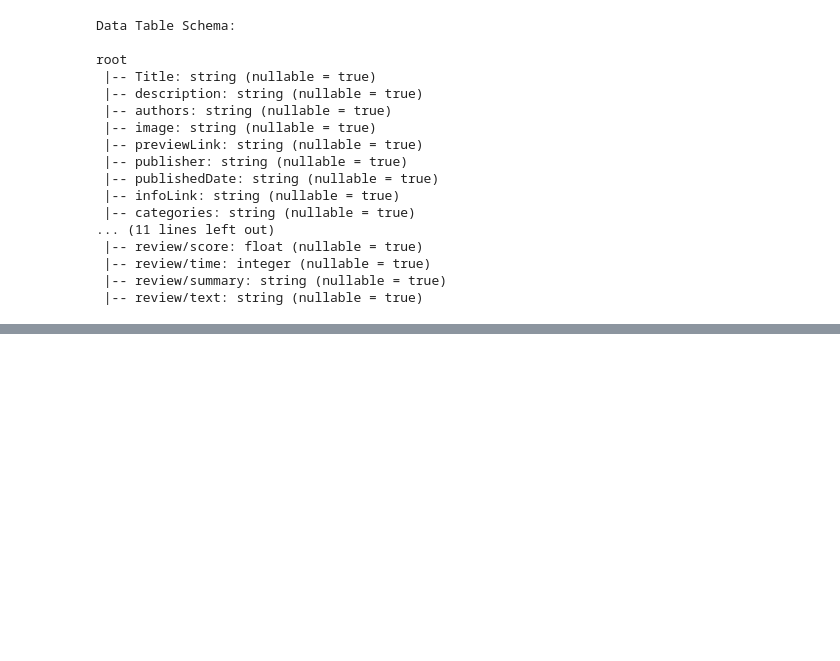
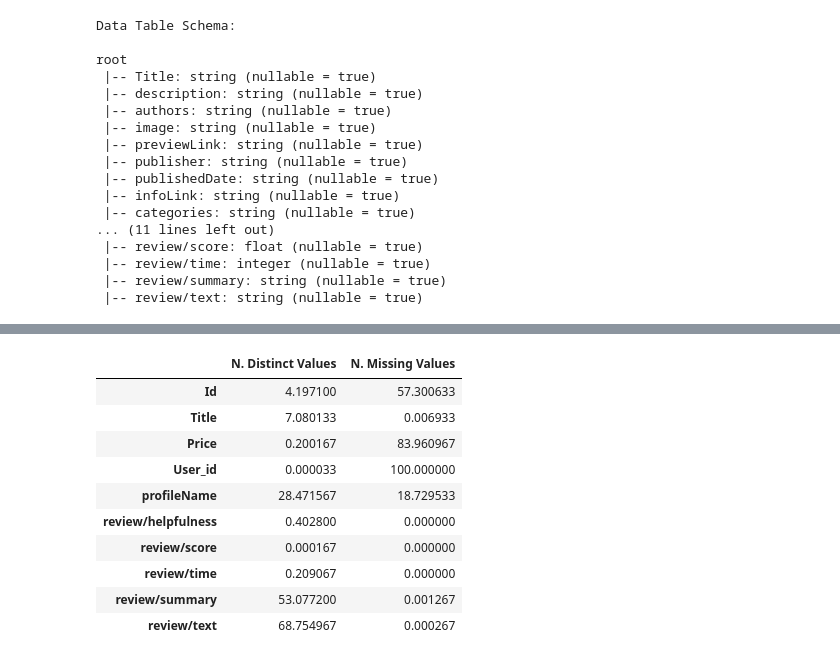
Before and after one commit to AndreaAlberti07/Amazon-books-reviews-ML, a Jupyter notebook: notebooks/spark/Spark_prior_analysis.ipynb, the cells around one changed output, grey strips where cells are left out. Saved outputs shown, nothing was run; the diff lists cells and outputs as text; code cells hidden in the pictures; blank space fills up the shorter version.

```diff
--- a/notebooks/spark/Spark_prior_analysis.ipynb
+++ b/notebooks/spark/Spark_prior_analysis.ipynb
@@ -191,2 +215,16 @@ df_ratings_pandas['N. Missing Values'] = (df_ratings_pandas_tmp.loc[0, :]/df_rat
+# %%
+df_ratings_pandas
+# %% [output]
+|  | N. Distinct Values | N. Missing Values |
+| Id | 4.197100 | 57.300633 |
+| Title | 7.080133 | 0.006933 |
+| Price | 0.200167 | 83.960967 |
+| User_id | 0.000033 | 100.000000 |
+| profileName | 28.471567 | 18.729533 |
+| review/helpfulness | 0.402800 | 0.000000 |
+| review/score | 0.000167 | 0.000000 |
+| review/time | 0.209067 | 0.000000 |
+| review/summary | 53.077200 | 0.001267 |
+| review/text | 68.754967 | 0.000267 |
 # %%
 #df_data_pandas.set_index('Column', inplace=True)
```
Also changed, not shown: parts of 16 cells of this notebook.
